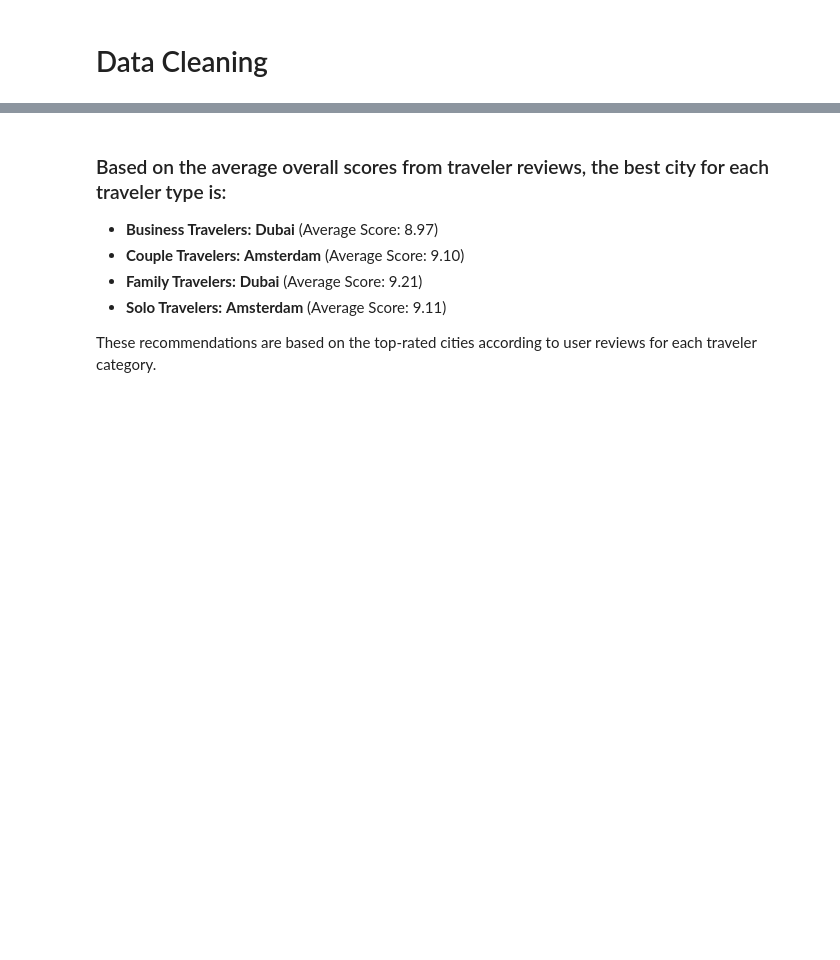
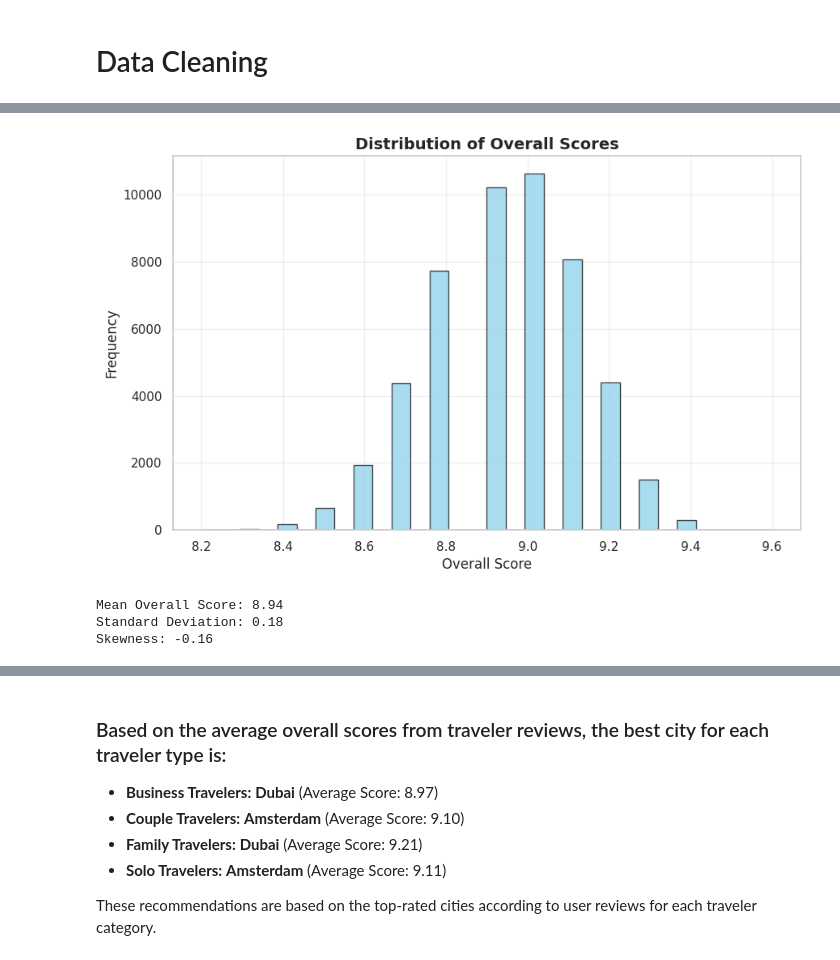
Before and after one commit to Zeyoman1001/ACLProjectHotel-zeiad.sayed-student.guc.edu.eg, a Jupyter notebook: acl-project.ipynb, the cells around one changed output, grey strips where cells are left out. Drawn from its saved outputs; the diff is of its cells as text; code cells hidden in the pictures; blank space fills up the shorter version.

```diff
--- a/acl-project.ipynb
+++ b/acl-project.ipynb
@@ -171,0 +296,18 @@ plt.show()
+# %%
+# Histogram of Overall Scores
+plt.figure(figsize=(10, 6))
+plt.hist(df['score_overall'], bins=30, color='skyblue', edgecolor='black', alpha=0.7)
+plt.title('Distribution of Overall Scores', fontsize=14, fontweight='bold')
+plt.xlabel('Overall Score')
+plt.ylabel('Frequency')
+plt.grid(True, alpha=0.3)
+plt.show()
+
+print(f"Mean Overall Score: {df['score_overall'].mean():.2f}")
+print(f"Standard Deviation: {df['score_overall'].std():.2f}")
+print(f"Skewness: {df['score_overall'].skew():.2f}")
+# %% [output]
+[figure, added]
+Mean Overall Score: 8.94
+Standard Deviation: 0.18
+Skewness: -0.16
```
Also changed, not shown: parts of 42 cells of this notebook.
